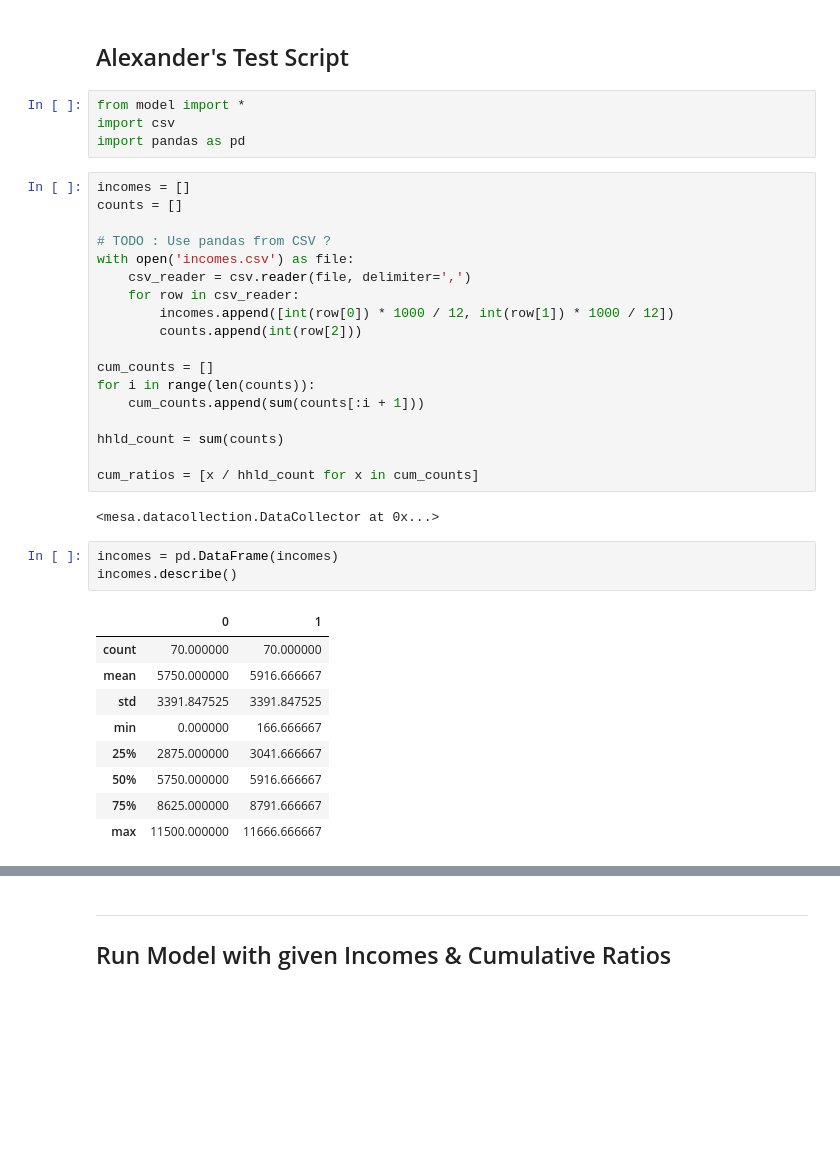
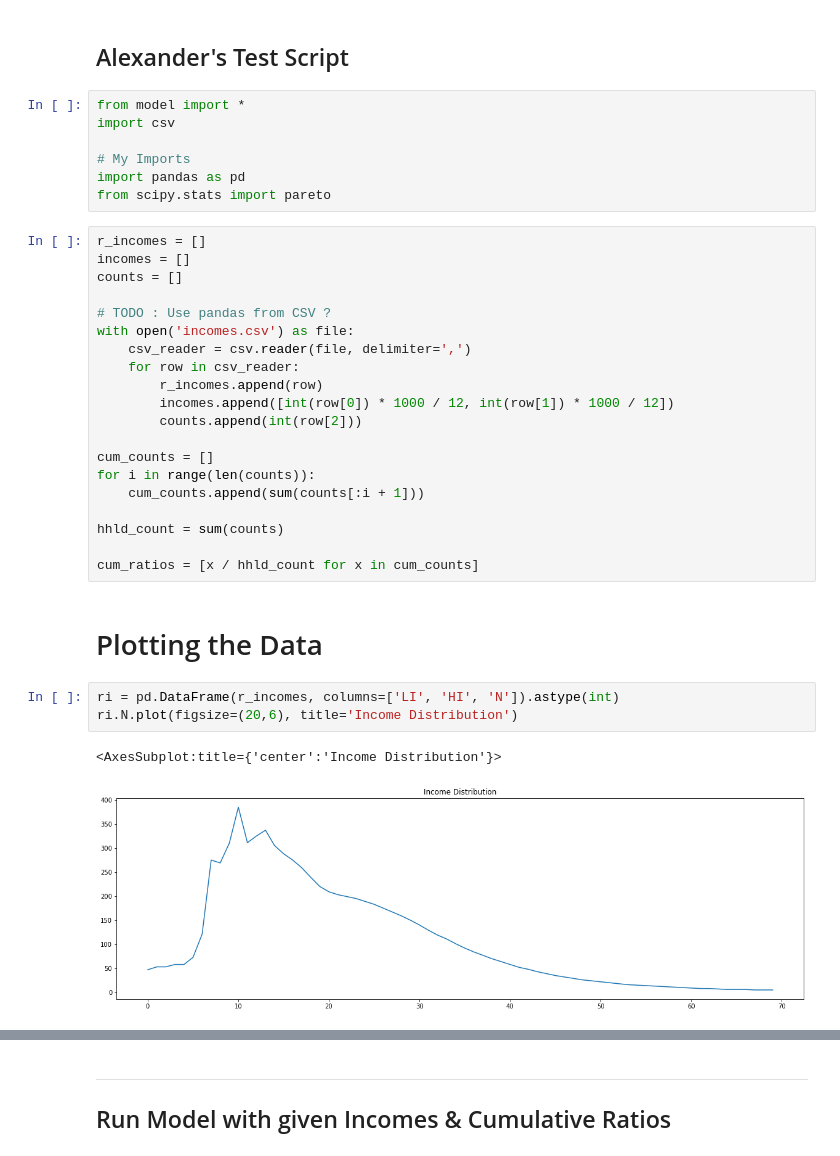
Before and after one commit to Caesar-blip/ABM, a Jupyter notebook: Visualization.ipynb, the cells around one changed output, grey strips where cells are left out. Saved outputs shown, nothing was run; the diff lists cells and outputs as text; blank space fills up the shorter version.

```diff
--- a/Visualization.ipynb
+++ b/Visualization.ipynb
@@ -3,8 +3,12 @@
 # %%
 from model import *
 import csv
+
+# My Imports
 import pandas as pd
+from scipy.stats import pareto
 # %%
+r_incomes = []
 incomes = []
 counts = []
 
@@ -12,6 +16,7 @@ counts = []
 with open('incomes.csv') as file:
     csv_reader = csv.reader(file, delimiter=',')
     for row in csv_reader:
+        r_incomes.append(row)
         incomes.append([int(row[0]) * 1000 / 12, int(row[1]) * 1000 / 12])
         counts.append(int(row[2]))
 
@@ -22,18 +27,11 @@ for i in range(len(counts)):
 hhld_count = sum(counts)
 
 cum_ratios = [x / hhld_count for x in cum_counts]
-# %% [output]
-<mesa.datacollection.DataCollector at 0x...>
-# %%
-incomes = pd.DataFrame(incomes)
-incomes.describe()
-# %% [output]
-|  | 0 | 1 |
-| count | 70.000000 | 70.000000 |
-| mean | 5750.000000 | 5916.666667 |
-| std | 3391.847525 | 3391.847525 |
-| min | 0.000000 | 166.666667 |
-| 25% | 2875.000000 | 3041.666667 |
-| 50% | 5750.000000 | 5916.666667 |
-| 75% | 8625.000000 | 8791.666667 |
-| max | 11500.000000 | 11666.666667 |
+# %% [markdown]
+# Plotting the Data
+# %%
+ri = pd.DataFrame(r_incomes, columns=['LI', 'HI', 'N']).astype(int)
+ri.N.plot(figsize=(20,6), title='Income Distribution')
+# %% [output]
+<AxesSubplot:title={'center':'Income Distribution'}>
+[figure, added]
```
Also changed, not shown: parts of 8 cells of this notebook.
